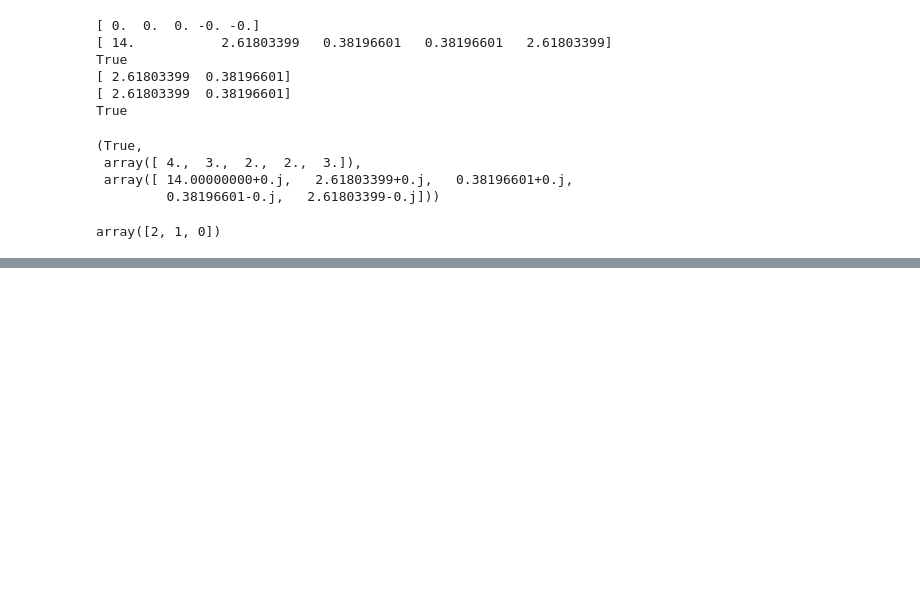
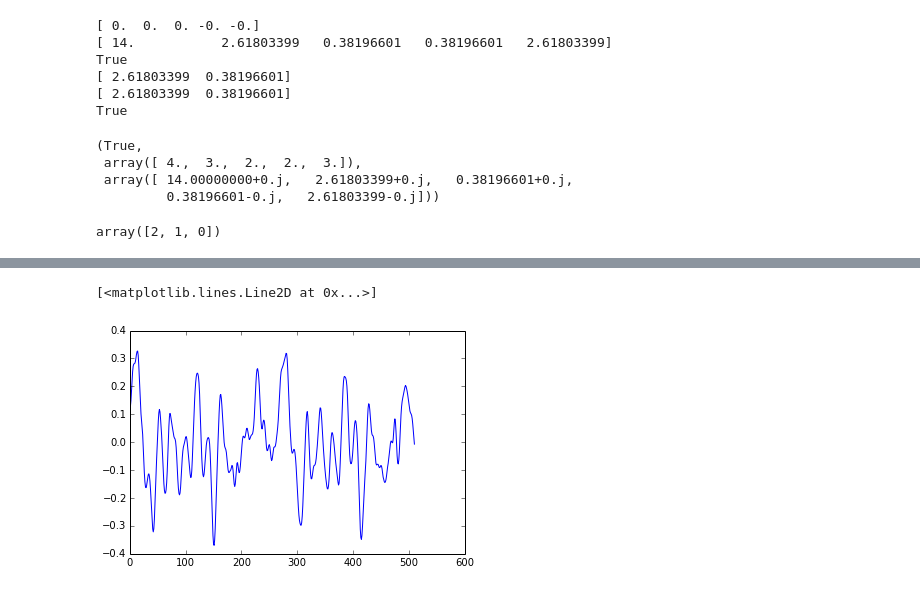
Before and after one commit to wcyuan/asp-class, a Jupyter notebook: notebook/asp-class.ipynb, the cells around one changed output, grey strips where cells are left out. Saved outputs shown, nothing was run; the diff lists cells and outputs as text; code cells hidden in the pictures; blank space fills up the shorter version.

```diff
--- a/notebook/asp-class.ipynb
+++ b/notebook/asp-class.ipynb
@@ -115,0 +142,5 @@ array([2, 1, 0])
+# %%
+plot(x1)
+# %% [output]
+[<matplotlib.lines.Line2D at 0x...>]
+[figure, added]
```
Also changed, not shown: parts of 10 cells of this notebook.
